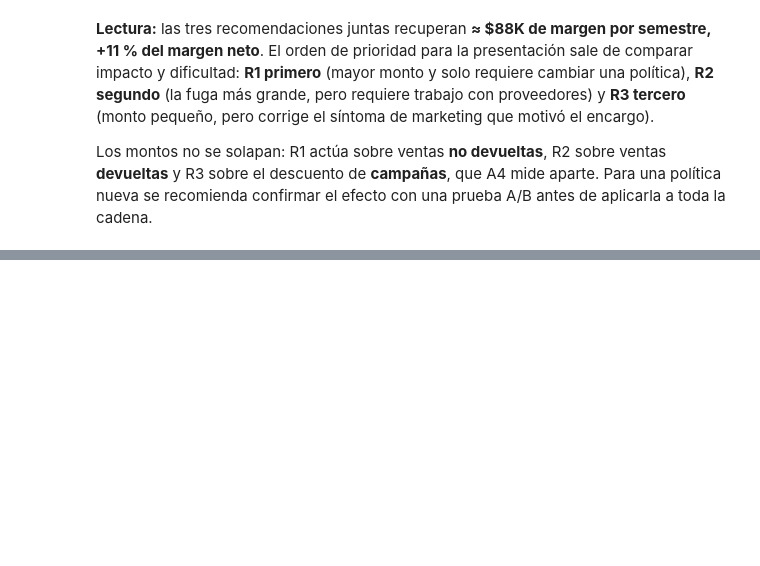
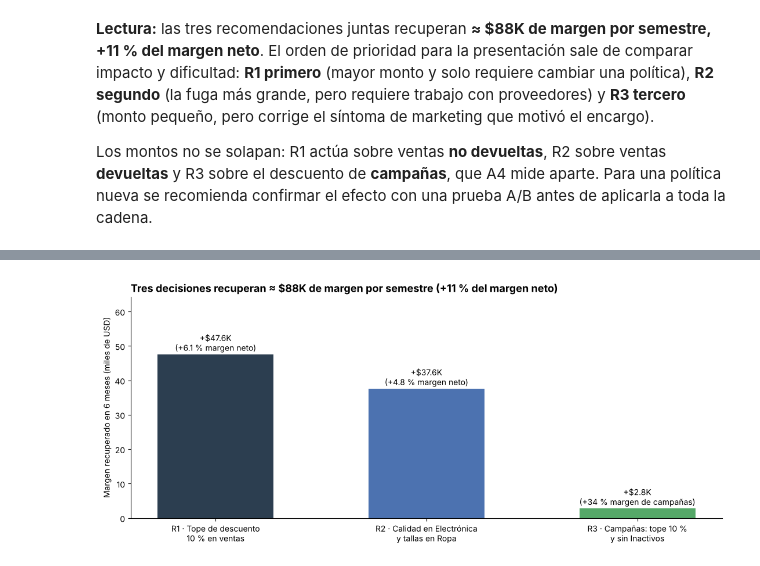
Before and after one commit to EdgarPazUCAB/Proyecto-Topicos-de-Datos, a Jupyter notebook: notebooks/05_recomendaciones.ipynb, the cells around one changed output, grey strips where cells are left out. Saved outputs shown, nothing was run; the diff lists cells and outputs as text; code cells hidden in the pictures; blank space fills up the shorter version.

```diff
--- a/notebooks/05_recomendaciones.ipynb
+++ b/notebooks/05_recomendaciones.ipynb
@@ -184,0 +239,14 @@ Los montos no se solapan: R1 actúa sobre ventas **no devueltas**, R2 sobre vent
+# %%
+# V9 · Impacto de las recomendaciones
+etq = ['R1 · Tope de descuento\n10 % en ventas', 'R2 · Calidad en Electrónica\ny tallas en Ropa', 'R3 · Campañas: tope 10 %\ny sin Inactivos']
+fig, ax = plt.subplots(figsize=(11, 4.8))
+b = ax.bar(etq, cons.margen_6m / 1000, color=[NAVY, AZUL, VERDE], width=0.55)
+txt = [f'+${v/1000:,.1f}K\n(+{p:.1f} % margen neto)' for v, p in zip(cons.margen_6m, cons['%_margen_neto_6m'])]
+txt[2] = f'+${cons.margen_6m[2]/1000:,.1f}K\n(+34 % margen de campañas)'
+for r, t in zip(b, txt): ax.text(r.get_x() + r.get_width() / 2, r.get_height() + 1, t, ha='center', fontsize=10)
+ax.set_ylabel('Margen recuperado en 6 meses (miles de USD)'); ax.set_ylim(0, cons.margen_6m.max() / 1000 * 1.35)
+ax.set_title(f'Tres decisiones recuperan ≈ ${total/1000:,.0f}K de margen por semestre (+{total/MN_6M*100:.0f} % del margen neto)',
+             fontsize=13, loc='left')
+fig.tight_layout(); fig.savefig(FIG / 'a5_impacto_recomendaciones.png', dpi=150, bbox_inches='tight'); plt.show()
+# %% [output]
+[figure, added]
```
Also changed, not shown: parts of 4 cells of this notebook, 3 other files.
